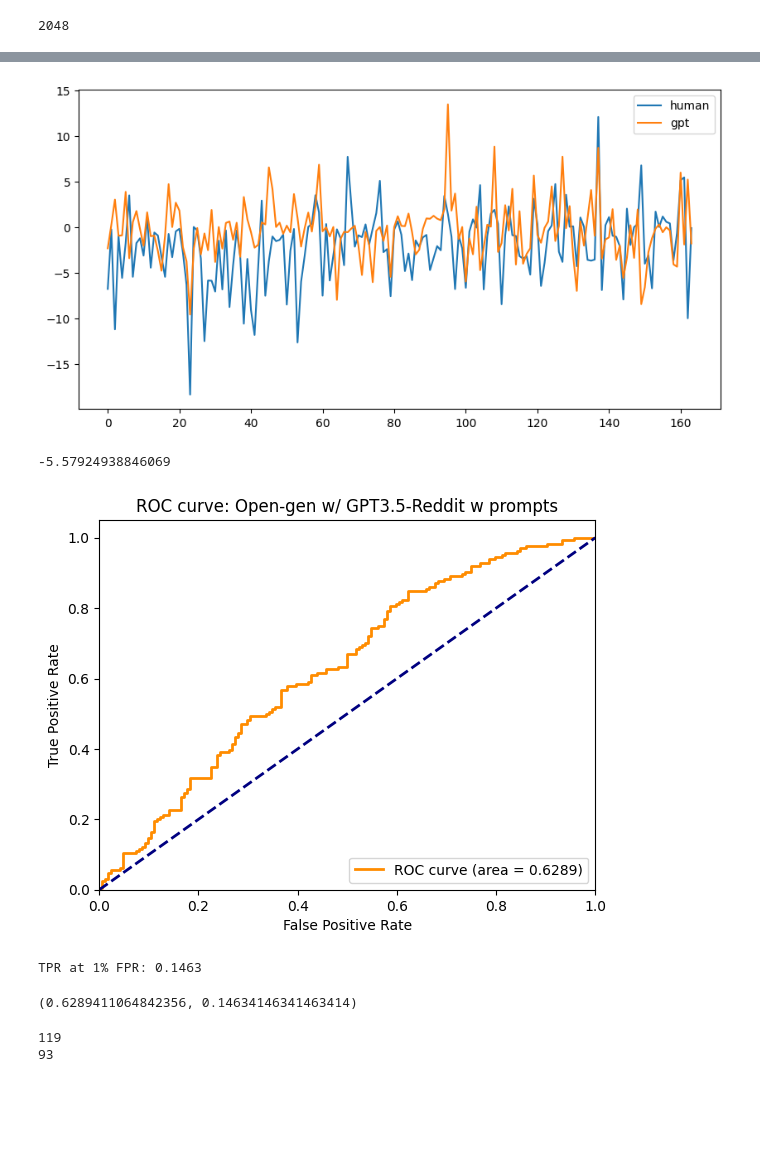
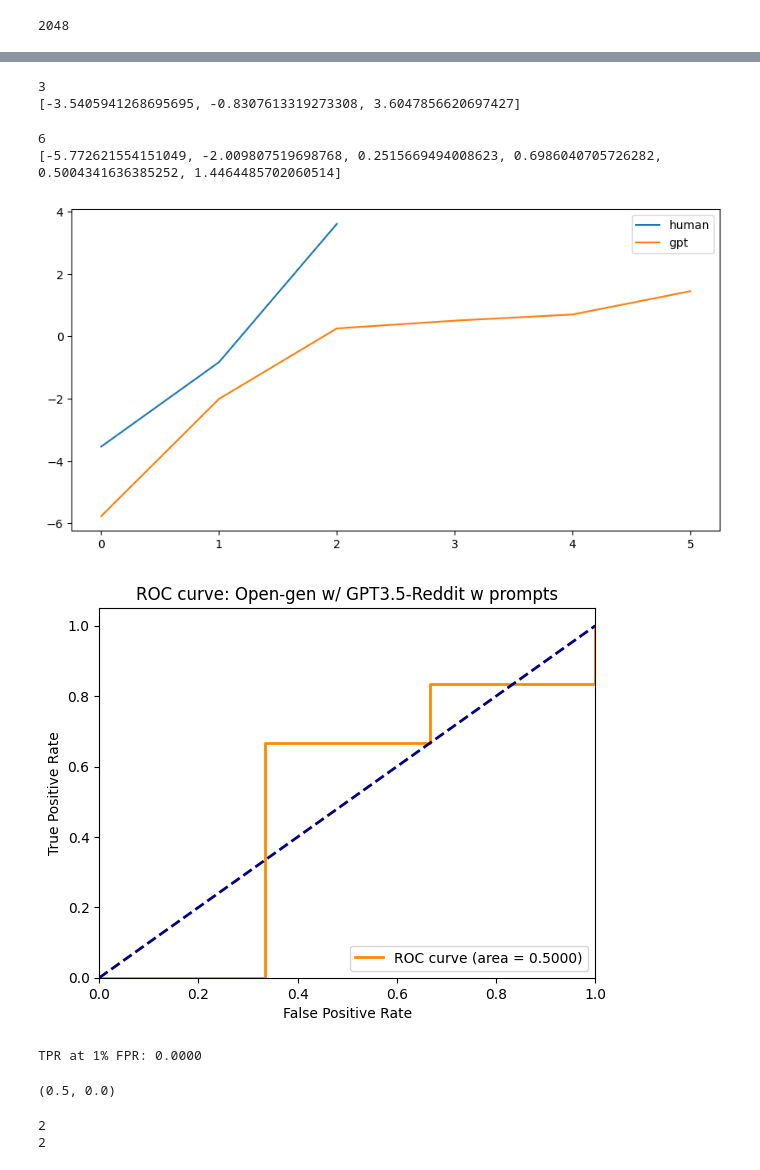
Before and after one commit to sjoeman1/Code_detection, a Jupyter notebook: detect_detectgpt4code.ipynb, the cells around one changed output, grey strips where cells are left out. Cells and saved outputs as stored; diff of their text form; code cells hidden in the pictures; blank space fills up the shorter version.

```diff
--- a/detect_detectgpt4code.ipynb
+++ b/detect_detectgpt4code.ipynb
@@ -128,0 +139,4 @@ human_text
+# %%
+human_sample = data1[6]
+human_text = human_sample['code']
+print(json.dumps(human_sample, indent=4))
@@ -168,4 +200,17 @@ def get_logprob(inputs ):
     neg_log_probs = -input_log_probs
     neg_log_probs = neg_log_probs.cpu().numpy().tolist()
     return np.average( neg_log_probs[int( truncate_ratio*len(neg_log_probs)): ] )
+# %%
+prob_all = []
+for id, ins in tqdm.tqdm(enumerate(data1), total=len(data1)):
+    temp = []
+    if len( ins['FIM_code']) > 1:
+        original_score = get_logprob(ins['code'])
+        miu_scores = []
+        for i in range( len(ins['FIM_code'] ) ):
+            one_regen = ins['FIM_code'][i]['text']
+            miu_scores.append(get_logprob( one_regen ))
+        miu_scores_average_score = np.average( miu_scores )
+        dx = original_score - miu_scores_average_score
+        prob_all.append(dx)
 # %%
@@ -184,13 +231,0 @@ for id, ins in tqdm.tqdm(enumerate(data1), total=len(data1)):
-# %%
-import tqdm
-fim_prob_all = []
-for id, ins in tqdm.tqdm(enumerate(data1), total=len(data1)):
-    ins = data1[id]
-    miu_scores = []
-    original_score = get_logprob( ins['parsed_completion'] ) - get_logprob( ins['machine_prefix_prompt'])
-    for i in range( len(ins['machine_gen_text']['choices'] ) ):
-        one_regen = ins['machine_prefix_prompt'] + ins['machine_gen_text']['choices'][i]['message']['content']
-        miu_scores.append( get_logprob( one_regen  ) - get_logprob( ins['machine_prefix_prompt'] ) )
-    miu_scores_average_score = np.average( miu_scores )
-    dx = original_score - miu_scores_average_score
-    fim_prob_all.append( dx )
@@ -197,29 +244,48 @@ for id, ins in tqdm.tqdm(enumerate(data1), total=len(data1)):
+# %%
+human_scores = []
+machine_scores = []
+for ind, ins in tqdm.tqdm(enumerate(data1), total=len(data1)):
+    if ins['label'] == 0:
+        human_scores.append(prob_all[ind])
+    else:
+        machine_scores.append(prob_all[ind])
+# %%
+print(len(human_scores))
+print(human_scores)
+# %% [output]
+3
+[-3.5405941268695695, -0.8307613319273308, 3.6047856620697427]
+# %%
+print(len(machine_scores))
+print(machine_scores)
+# %% [output]
+6
+[-5.772621554151049, -2.009807519698768, 0.2515669494008623, 0.6986040705726282, 0.5004341636385252, 1.4464485702060514]
 # %%
 # plot and give different colors
 import matplotlib.pyplot as plt
 plt.figure(figsize=(10, 5))
-plt.plot(gold_prob_all, label='human')
-plt.plot(fim_prob_all, label='gpt')
+plt.plot(sorted(human_scores), label='human')
+plt.plot(sorted(machine_scores), label='gpt')
 plt.legend()
 plt.show()
 # %% [output]
-[figure, old version]
+[figure, new version]
 # %%
 
 
-plot_roc_curve( gold_prob_all, fim_prob_all  )
+plot_roc_curve(human_scores, machine_scores)
 # %% [output]
+[figure, new version]
--5.57924938846069
+TPR at 1% FPR: 0.0000
-[figure, old version]
-TPR at 1% FPR: 0.1463
+(0.5, 0.0)
-(0.6289411064842356, 0.14634146341463414)
 # %%
 # count negative values
-print( len( [i for i in gold_prob_all if i < 0] ) )
-print( len( [i for i in fim_prob_all if i < 0] ) )
+print( len( [i for i in human_scores if i < 0] ) )
+print( len( [i for i in machine_scores if i < 0] ) )
 # %% [output]
-119
-93
+2
+2
 # %%
 print(gold_prob_all)
 # %% [output]
```
Also changed, not shown: parts of 13 cells of this notebook, 19 other files.
